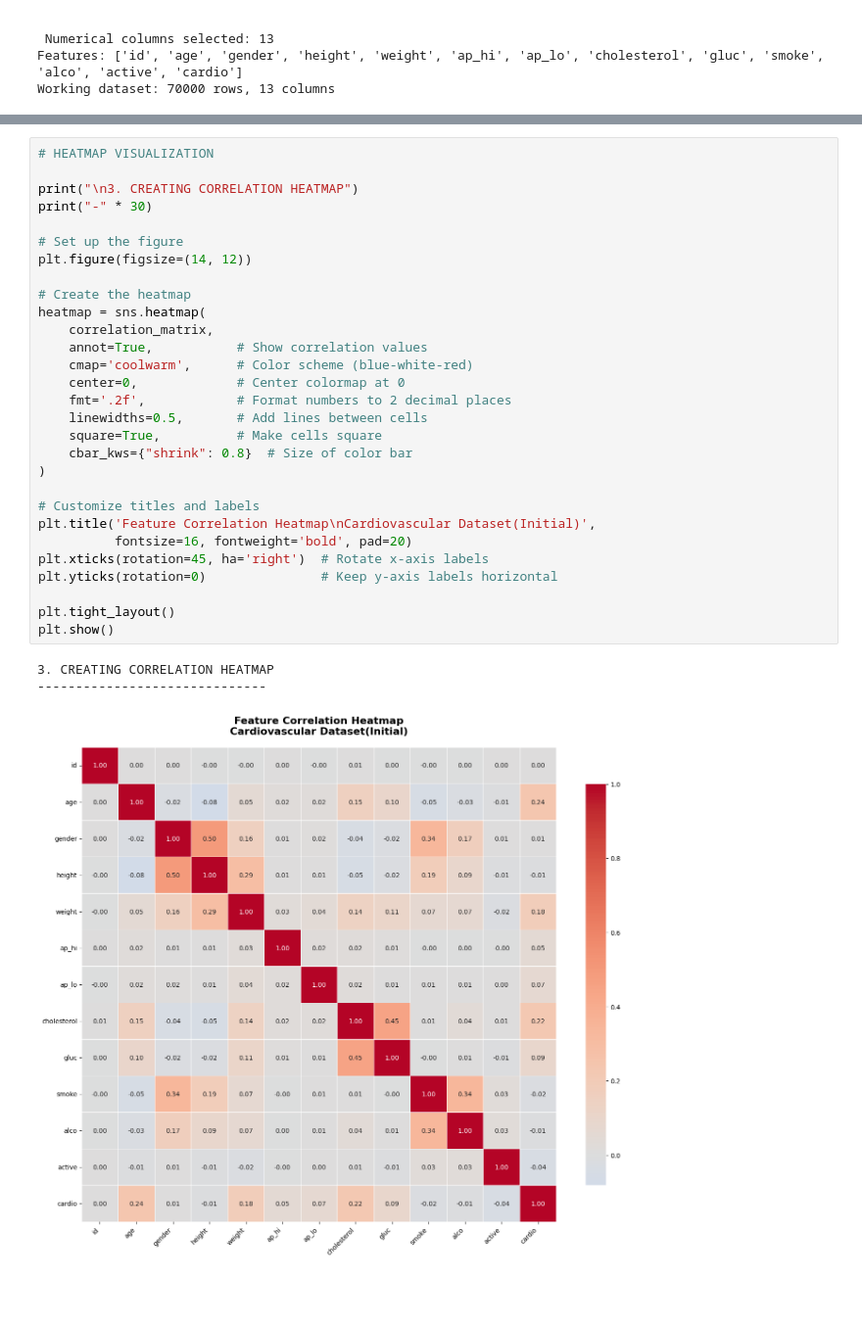
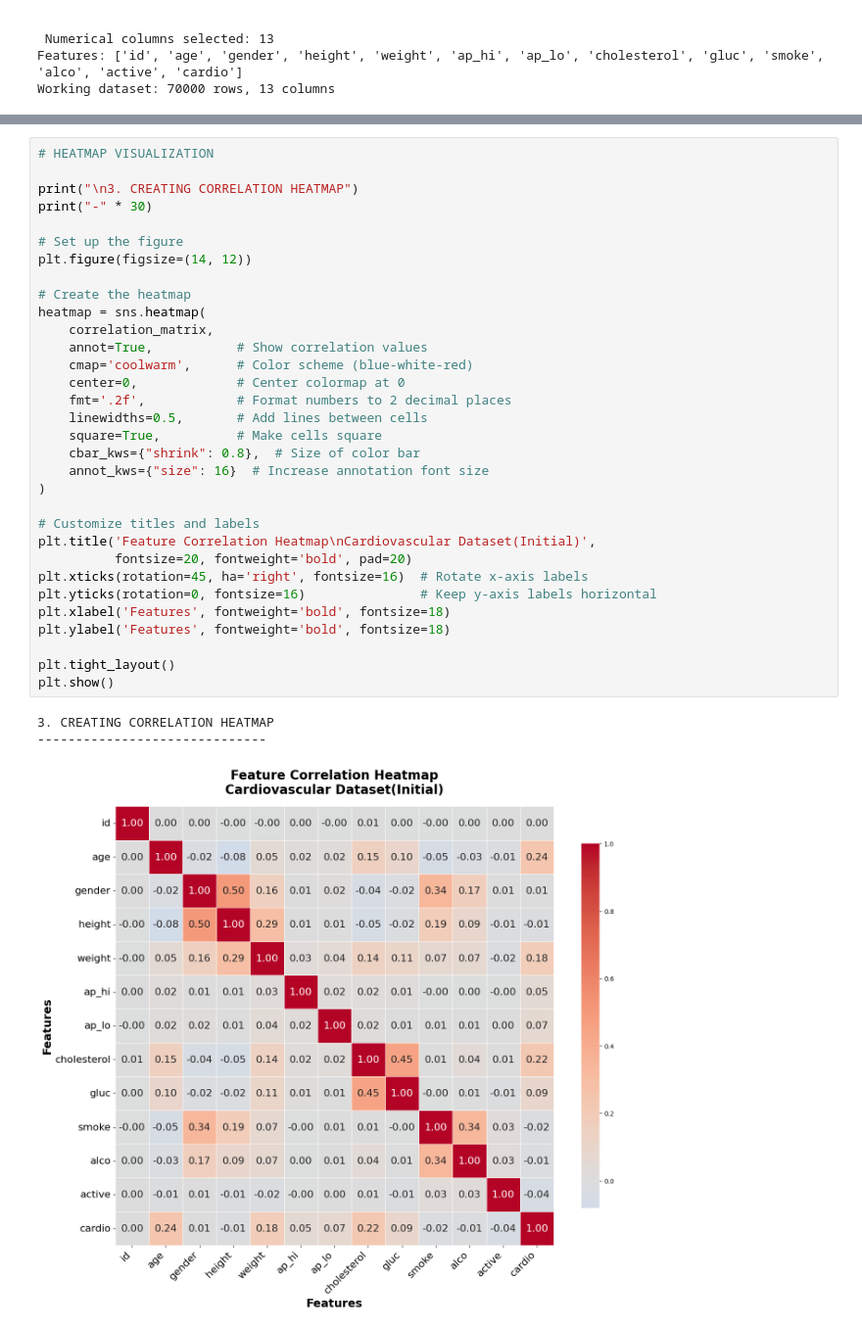
Before and after one commit to sharifkea/advanced-project, a Jupyter notebook: notebooks/test_3.ipynb, the cells around one changed output, grey strips where cells are left out. Shown at 98% size. Drawn from its saved outputs; the diff is of its cells as text; blank space fills up the shorter version.

```diff
--- a/notebooks/test_3.ipynb
+++ b/notebooks/test_3.ipynb
@@ -84,33 +84,36 @@ cardio       0.089 -0.015 -0.007  -0.036   1.000
 # %%
 # HEATMAP VISUALIZATION
 
 print("\n3. CREATING CORRELATION HEATMAP")
 print("-" * 30)
 
 # Set up the figure
 plt.figure(figsize=(14, 12))
 
 # Create the heatmap
 heatmap = sns.heatmap(
     correlation_matrix,
     annot=True,           # Show correlation values
     cmap='coolwarm',      # Color scheme (blue-white-red)
     center=0,             # Center colormap at 0
     fmt='.2f',            # Format numbers to 2 decimal places
     linewidths=0.5,       # Add lines between cells
     square=True,          # Make cells square
-    cbar_kws={"shrink": 0.8}  # Size of color bar
+    cbar_kws={"shrink": 0.8},  # Size of color bar
+    annot_kws={"size": 16}  # Increase annotation font size
 )
 
 # Customize titles and labels
 plt.title('Feature Correlation Heatmap\nCardiovascular Dataset(Initial)',
-          fontsize=16, fontweight='bold', pad=20)
-plt.xticks(rotation=45, ha='right')  # Rotate x-axis labels
-plt.yticks(rotation=0)               # Keep y-axis labels horizontal
+          fontsize=20, fontweight='bold', pad=20)
+plt.xticks(rotation=45, ha='right', fontsize=16)  # Rotate x-axis labels
+plt.yticks(rotation=0, fontsize=16)               # Keep y-axis labels horizontal
+plt.xlabel('Features', fontweight='bold', fontsize=18)
+plt.ylabel('Features', fontweight='bold', fontsize=18)
 
 plt.tight_layout()
 plt.show()
 # %% [output]
 3. CREATING CORRELATION HEATMAP
 ------------------------------
-[figure, old version]
+[figure, new version]
```
Also changed, not shown: 10 other files.
